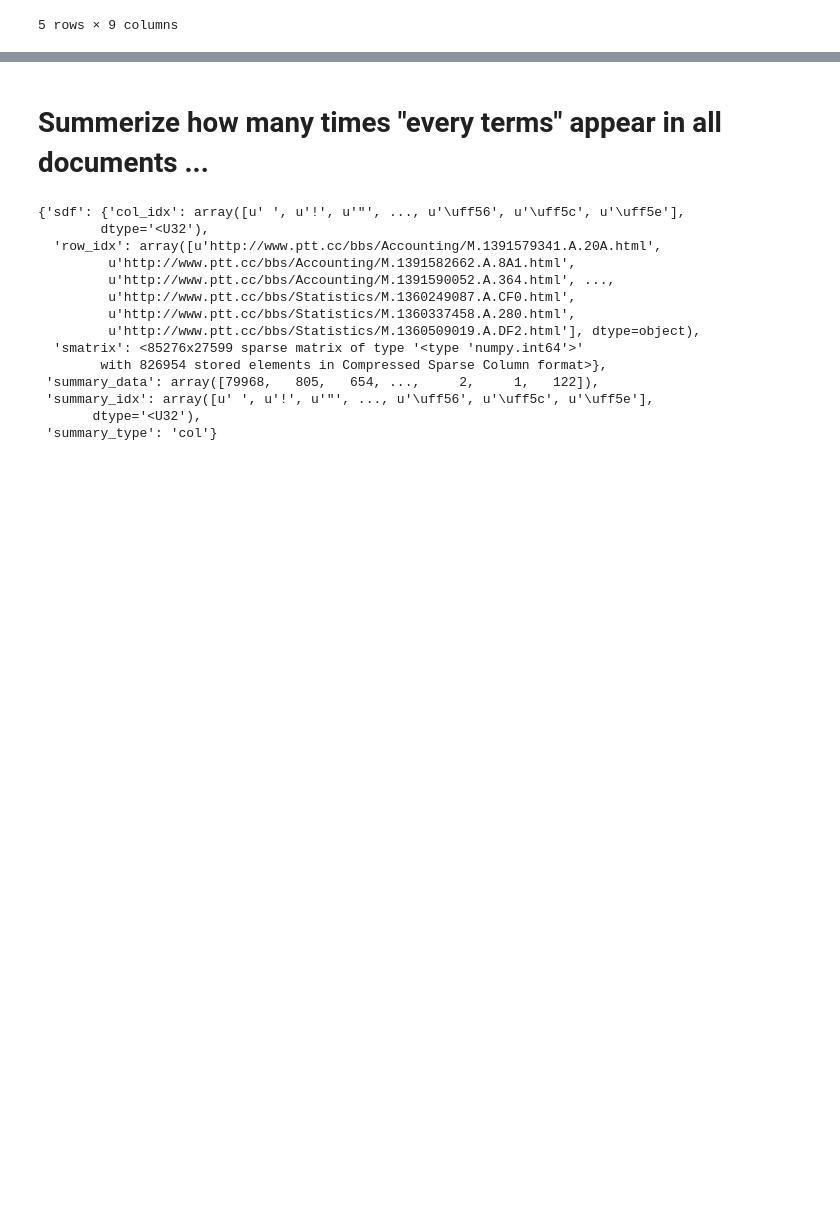
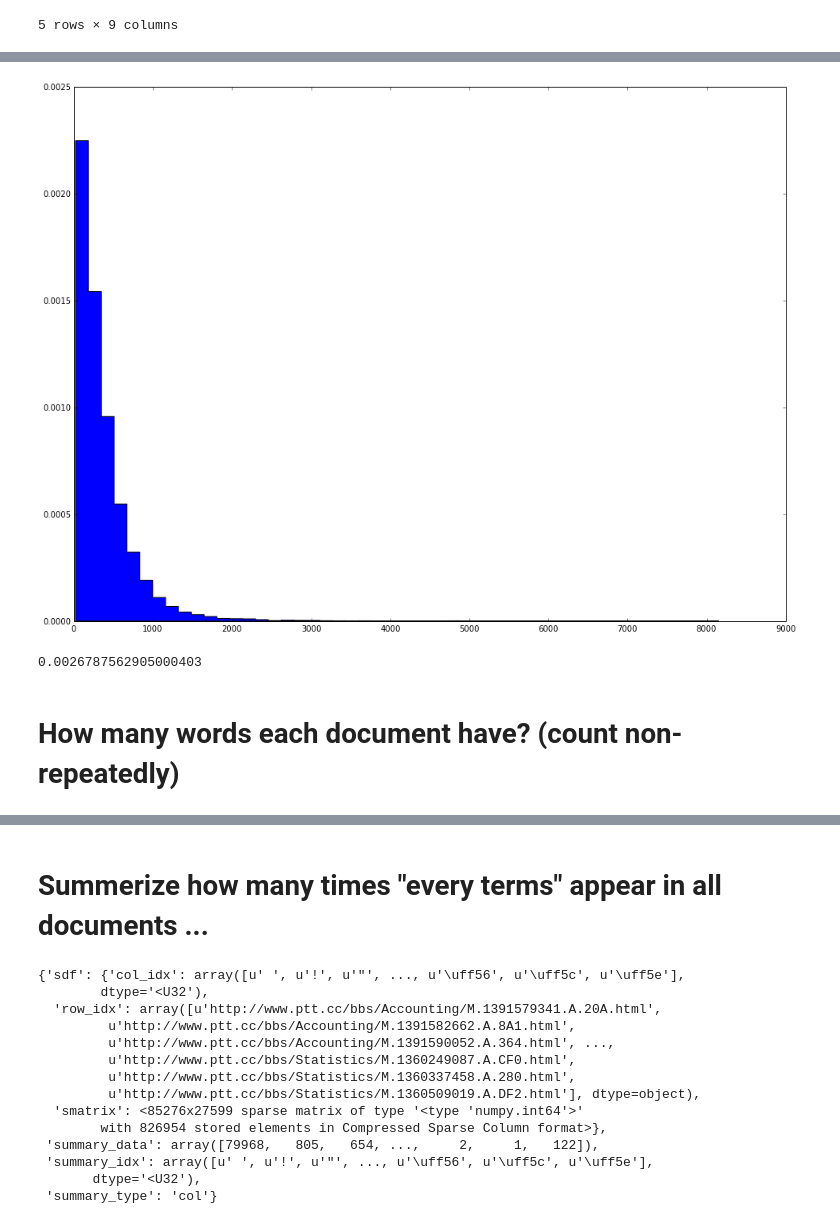
Before and after one commit to c3h3/PlaYnlp, a Jupyter notebook: ipynbs/HelloPlaYnlp_sdfs_sdtm_text2vec.ipynb, the cells around one changed output, grey strips where cells are left out. Cells and saved outputs as stored; diff of their text form; code cells hidden in the pictures; blank space fills up the shorter version.

```diff
--- a/ipynbs/HelloPlaYnlp_sdfs_sdtm_text2vec.ipynb
+++ b/ipynbs/HelloPlaYnlp_sdfs_sdtm_text2vec.ipynb
@@ -211,8 +220,8 @@ articles_df.head()
 # %%
-test_ptt_title_sdtm = vcr.vectorize_text(df=articles_df,
-                                         text_col="title",
+test_ptt_text_sdtm = vcr.vectorize_text(df=articles_df,
+                                         text_col="text",
                                          idx_col="url",
-                                         cond_query={},
+                                         cond_query={"Board":"Accounting"},
                                          idx_query= [],
                                          vect_gen=vcr.CountVectorizer,
                                          vect_gen_init_kwargs = jieba_vec_count_kwargs)
@@ -235,0 +243,5 @@ L0_norm_col_summarizer = lambda xx:xx.sign().sum(axis=0)
+# %%
+import numpy as np
+import scipy as sp
+L1_norm_col_summarizer = lambda xx:np.abs(xx).sum(axis=0)
+L0_norm_col_summarizer = lambda xx:xx.sign().sum(axis=0)
@@ -235,0 +288,12 @@ L0_norm_col_summarizer = lambda xx:xx.sign().sum(axis=0)
+# %%
+n, bins, patches = pylab.hist(test_ptt_text_sdtm.T.summarize_sdf(L1_norm_col_summarizer)._data,
+                              50, normed=1, histtype='stepfilled')
+# %% [output]
+[figure, added]
+# %%
+lmda = 1.0 / test_ptt_text_sdtm.T.summarize_sdf(L1_norm_col_summarizer)._data.mean()
+lmda
+# %% [output]
+0.0026787562905000403
+# %% [markdown]
+# How many words each document have? (count non-repeatedly)
```
Also changed, not shown: parts of 46 cells of this notebook, 2 other files.
